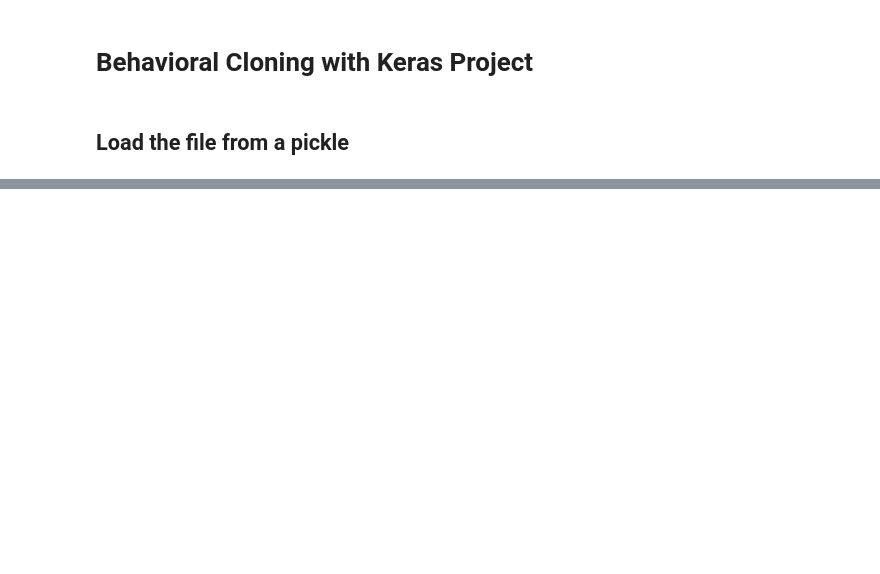
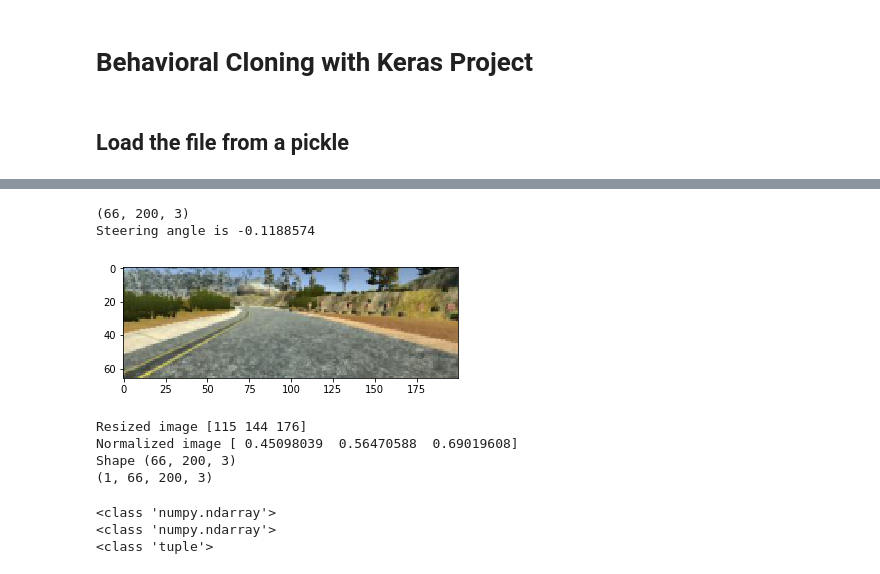
Before and after one commit to asadquraishi/behavioral_cloning_keras_project, a Jupyter notebook: behavioral_cloning_keras_project copy.ipynb, the cells around one changed output, grey strips where cells are left out. Saved outputs shown, nothing was run; the diff lists cells and outputs as text; code cells hidden in the pictures; blank space fills up the shorter version.

```diff
--- a/behavioral_cloning_keras_project copy.ipynb
+++ b/behavioral_cloning_keras_project copy.ipynb
@@ -124,0 +122,8 @@ print("Saved model to disk")
+# %%
+def normalizer(array, min_max=(0,1), feature_range=(0, 1)):
+    x_min = feature_range[0]
+    x_max = feature_range[1]
+    a = min_max[0]
+    b = min_max[1]
+    norm_features = (array-x_min)*(b-a)/(x_max - x_min) + a
+    return norm_features
@@ -124,0 +144,30 @@ print("Saved model to disk")
+# %%
+resized_image = imresize(image, (100,200,3))[16:,:,:][:66,:,:]
+resized_image = np.array(resized_image)
+normalized_image = normalizer(resized_image, min_max=(0,1), feature_range=(0,255))
+print(resized_image.shape)
+plt.imshow(resized_image)
+print("Steering angle is -0.1188574")
+# %% [output]
+(66, 200, 3)
+Steering angle is -0.1188574
+[figure, added]
+# %%
+print("Resized image",resized_image[0,0])
+print("Normalized image",normalized_image[0,0])
+print("Shape",normalized_image.shape)
+normalized_image_reshape = normalized_image[None,:,:,:]
+print(normalized_image_reshape.shape)
+# %% [output]
+Resized image [115 144 176]
+Normalized image [ 0.45098039  0.56470588  0.69019608]
+Shape (66, 200, 3)
+(1, 66, 200, 3)
+# %%
+print(type(resized_image))
+print(type(normalized_image))
+print(type(normalized_image_reshape))
+# %% [output]
+<class 'numpy.ndarray'>
+<class 'numpy.ndarray'>
+<class 'tuple'>
```
Also changed, not shown: parts of 12 cells of this notebook, 1 other file.
